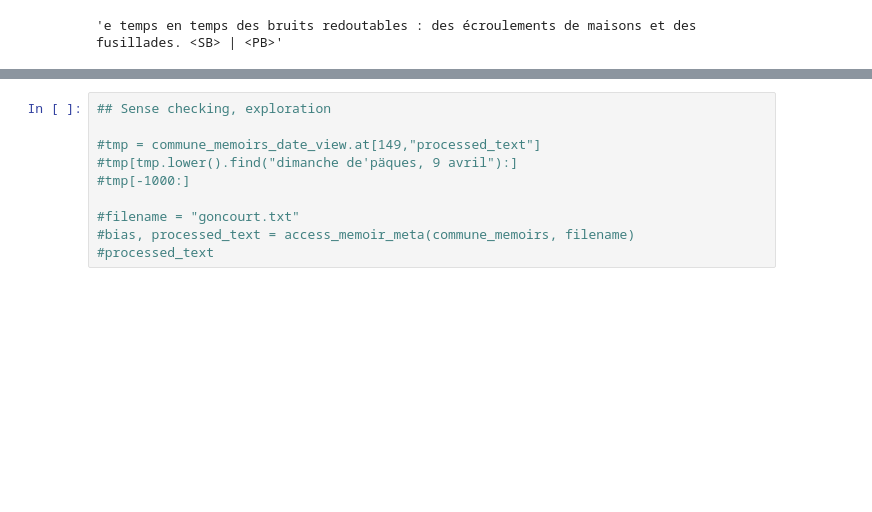
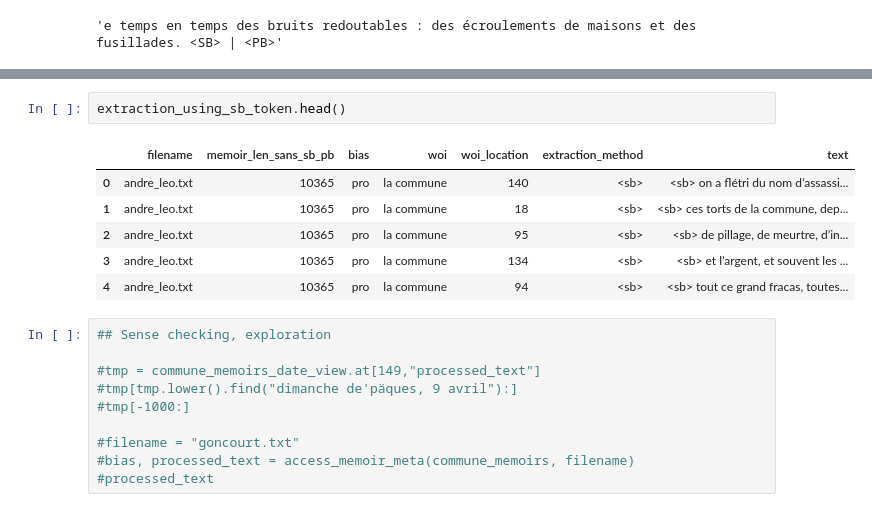
Before and after one commit to shayayan/commune_memoirs_epfl_dh412, a Jupyter notebook: memoir_cleaning.ipynb, the cells around one changed output, grey strips where cells are left out. Drawn from its saved outputs; the diff is of its cells as text; blank space fills up the shorter version.

```diff
--- a/memoir_cleaning.ipynb
+++ b/memoir_cleaning.ipynb
@@ -542,3 +539,12 @@ tmp
+# %%
+extraction_using_sb_token.head()
+# %% [output]
+|  | filename | memoir_len_sans_sb_pb | bias | woi | woi_location | extraction_method | text |
+| 0 | andre_leo.txt | 10365 | pro | la commune | 140 | <sb> | <sb> on a flétri du nom d’assassi... |
+| 1 | andre_leo.txt | 10365 | pro | la commune | 18 | <sb> | <sb> ces torts de la commune, dep... |
+| 2 | andre_leo.txt | 10365 | pro | la commune | 95 | <sb> | <sb> de pillage, de meurtre, d’in... |
+| 3 | andre_leo.txt | 10365 | pro | la commune | 134 | <sb> | <sb> et l’argent, et souvent les ... |
+| 4 | andre_leo.txt | 10365 | pro | la commune | 94 | <sb> | <sb> tout ce grand fracas, toutes... |
 # %%
 ## Sense checking, exploration
 
```
Also changed, not shown: parts of 9 cells of this notebook, 2 other files.
